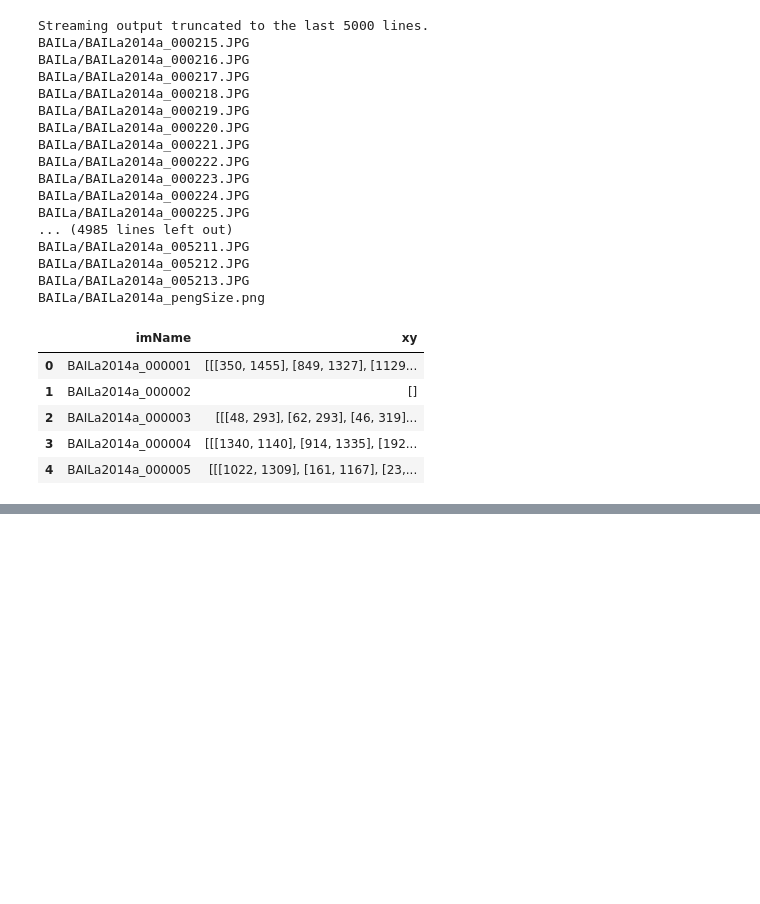
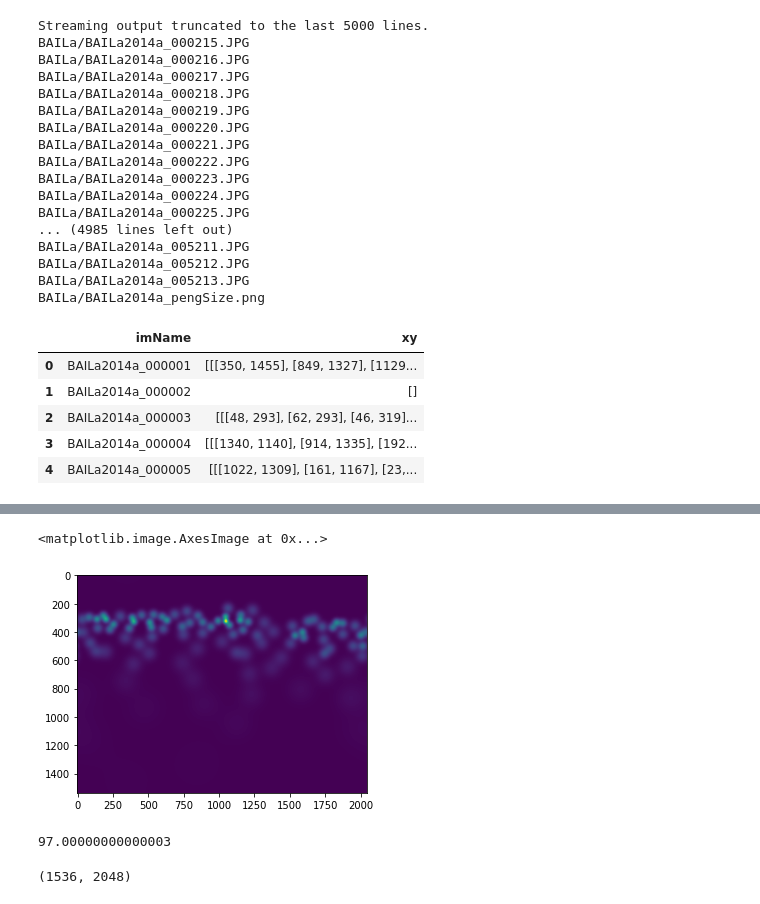
Before and after one commit to alexjochs/ECE_539_Penguins, a Jupyter notebook: PenguinsPreprocess.ipynb, the cells around one changed output, grey strips where cells are left out. Drawn from its saved outputs; the diff is of its cells as text; code cells hidden in the pictures; blank space fills up the shorter version.

Commit message:
exploration on reducing time to generate heatmap

```diff
--- a/PenguinsPreprocess.ipynb
+++ b/PenguinsPreprocess.ipynb
@@ -135,7 +144,10 @@ def gaussian_filter_density(gt):
 
         #Convolve with the gaussian filter
 
-        density += scipy.ndimage.filters.gaussian_filter(pt2d, sigma, mode='constant')
+        # density += scipy.ndimage.filters.gaussian_filter(pt2d, sigma, mode='constant')
+        input_ = np.fft.fft2(pt2d)
+        result = scipy.ndimage.fourier_gaussian(input_, sigma)
+        density = np.add(density, np.fft.ifft2(result).real, casting="unsafe")
 
     return density
 # %%
@@ -196,7 +208,11 @@ for i, row in df.iterrows():
 
     dots = get_longest_dot_list(img_dots)
     k = make_sparse_mat(img.shape, dots)
+    start_time = time.time()
     k = gaussian_filter_density(k)
+    print(f"--- {(time.time() - start_time)} seconds ---")
+
+    break
 
     with h5py.File(img_name+'_gt.h5', 'w') as f:
         f['density'] = k
@@ -204,0 +229,13 @@ KeyboardInterrupt: ignored
+# %%
+plt.imshow(k)
+# %% [output]
+<matplotlib.image.AxesImage at 0x...>
+[figure, added]
+# %%
+abs(k).sum()
+# %% [output]
+97.00000000000003
+# %%
+print(k.shape)
+# %% [output]
+(1536, 2048)
```
Also changed, not shown: parts of 10 cells of this notebook.
